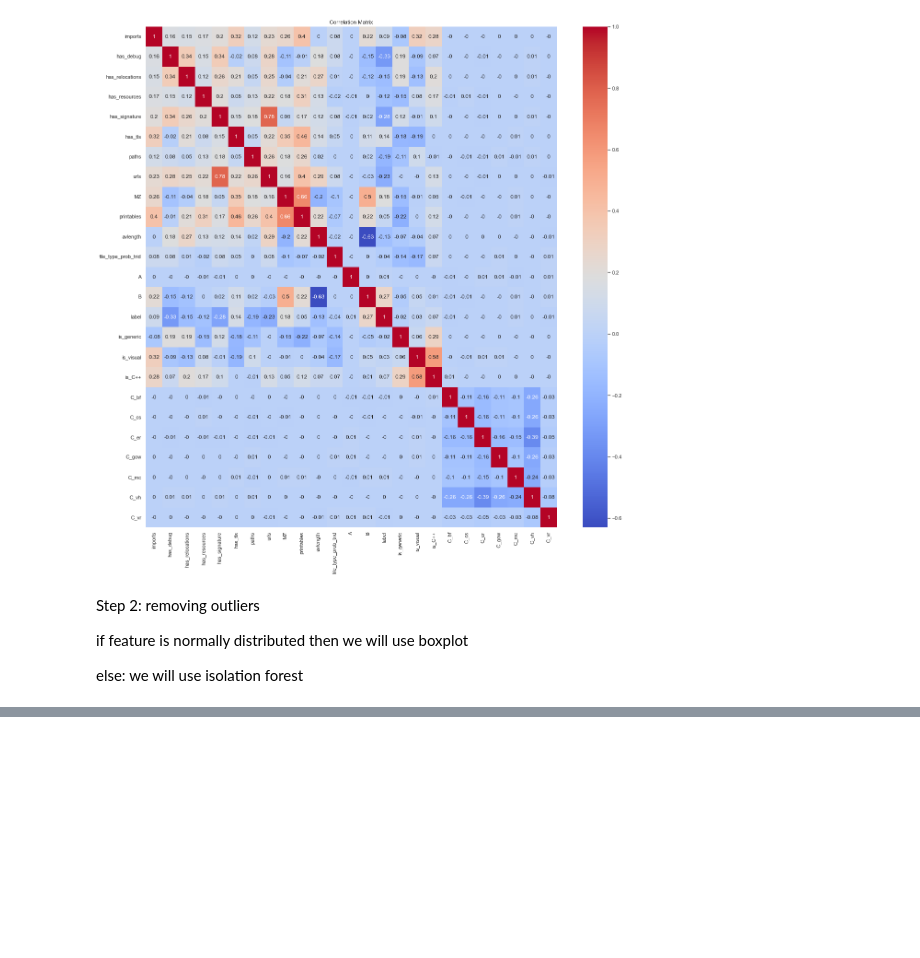
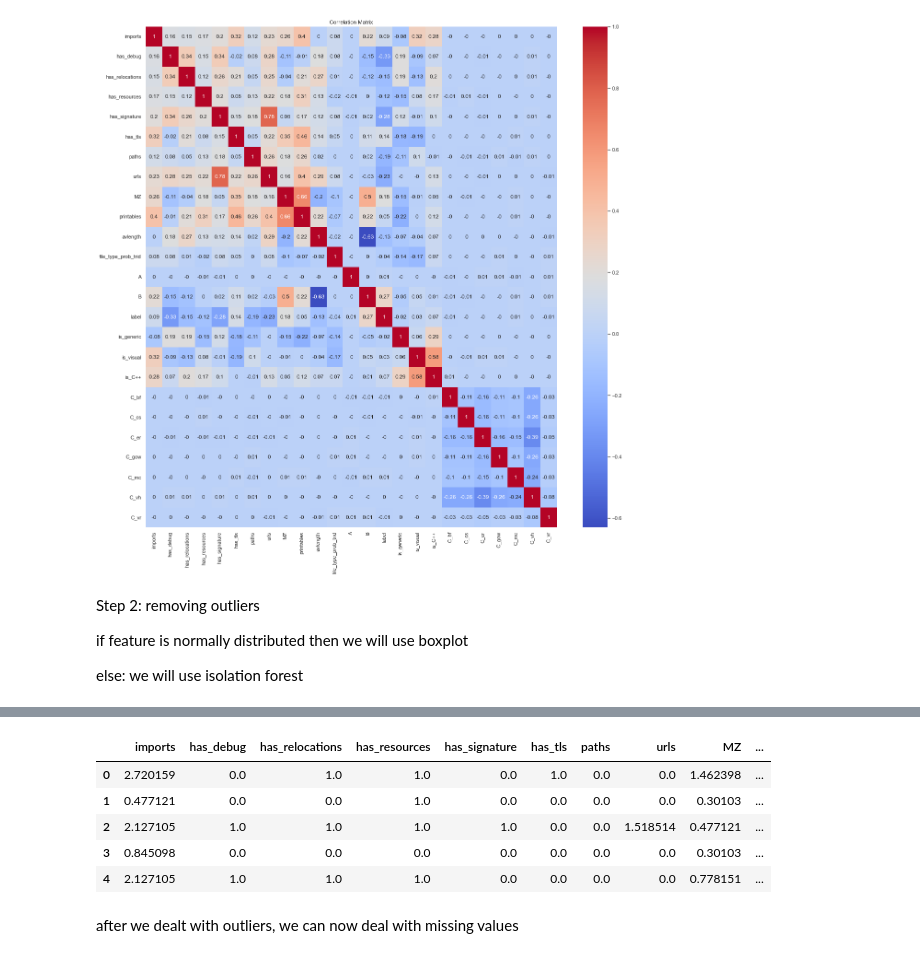
Before and after one commit to YuvalRubinstein99/IntroToMLProject, a Jupyter notebook: project-v1.4.2.ipynb, the cells around one changed output, grey strips where cells are left out. Cells and saved outputs as stored; diff of their text form; code cells hidden in the pictures; blank space fills up the shorter version.

```diff
--- a/project-v1.4.2.ipynb
+++ b/project-v1.4.2.ipynb
@@ -643,6 +644,7 @@ features that are corr with others:
 2. vsize
 3. numstrings
 # %%
-removed_features = ['symbols', 'registry', 'exports', 'size', 'vsize', 'numstrings']
+removed_features = ['sha256', 'file_type_trid', 'symbols', 'registry', 'exports', 'size', 'vsize', 'numstrings']
 train_df.drop(removed_features, axis=1, inplace=True)
+test_df.drop(removed_features, axis=1, inplace=True)
 # %%
@@ -731,0 +664,29 @@ plt.show()
+# %%
+# step 1: using boxplot
+
+for norm in normal_log:
+    if (norm in removed_features):
+        continue
+    train_df = train_df[np.abs(stats.zscore(train_df[norm]))<3]
+
+
+# step 2: isolation forest
+### removing outliers with isolation forest
+train_df.fillna(-1,inplace=True) #we will turn it back to -1
+non_normal_log = ['MZ', 'urls', 'paths', 'avlength']
+
+outlier_clf = IsolationForest(max_samples=100, random_state = 1, contamination= 'auto')
+
+pred = outlier_clf.fit_predict(train_df)
+train_df = train_df[pred==1]
+train_df.replace(-1, None, inplace=True)
+train_df.head()
+# %% [output]
+|  | imports | has_debug | has_relocations | has_resources | has_signature | has_tls | paths | urls | MZ | ... |
+| 0 | 2.720159 | 0.0 | 1.0 | 1.0 | 0.0 | 1.0 | 0.0 | 0.0 | 1.462398 | ... |
+| 1 | 0.477121 | 0.0 | 0.0 | 1.0 | 0.0 | 0.0 | 0.0 | 0.0 | 0.30103 | ... |
+| 2 | 2.127105 | 1.0 | 1.0 | 1.0 | 1.0 | 0.0 | 0.0 | 1.518514 | 0.477121 | ... |
+| 3 | 0.845098 | 0.0 | 0.0 | 0.0 | 0.0 | 0.0 | 0.0 | 0.0 | 0.30103 | ... |
+| 4 | 2.127105 | 1.0 | 1.0 | 1.0 | 0.0 | 0.0 | 0.0 | 0.0 | 0.778151 | ... |
+# %% [markdown]
+after we dealt with outliers, we can now deal with missing values
```
Also changed, not shown: parts of 12 cells of this notebook.
